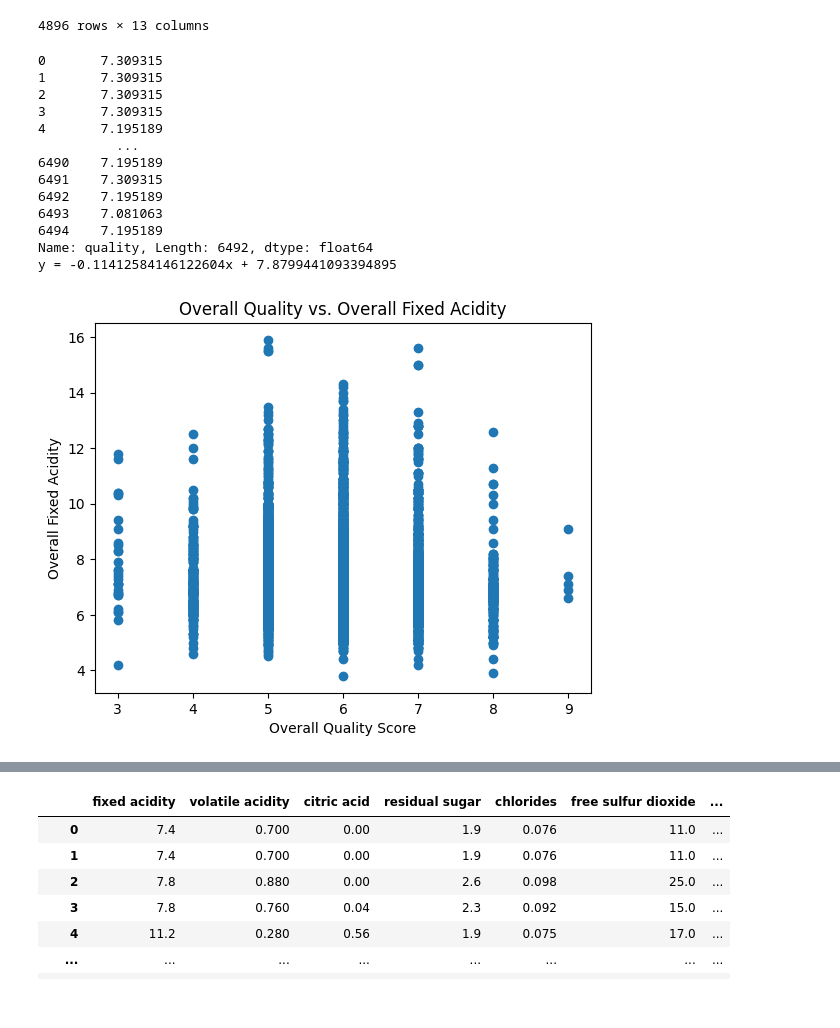
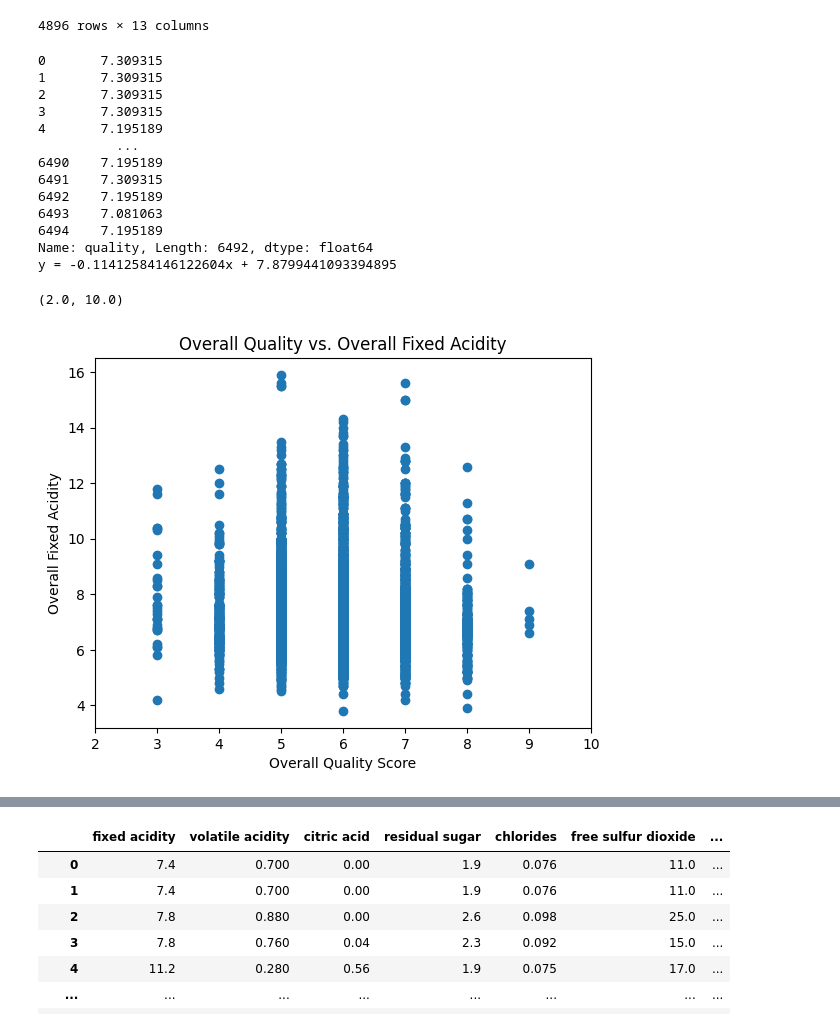
Before and after one commit to greg-labavitch/DA-Homework-1, a Jupyter notebook: wineanalysis.ipynb, the cells around one changed output, grey strips where cells are left out. Saved outputs shown, nothing was run; the diff lists cells and outputs as text; code cells hidden in the pictures.

```diff
--- a/wineanalysis.ipynb
+++ b/wineanalysis.ipynb
@@ -242,31 +242,33 @@ x_volatile_white = white_wines["volatile acidity"]
 # %%
 (slope, intercept, rvalue, pvalue, stderr) = st.linregress(quality_overall, x_fixed_overall)
 regress_values = quality_overall * slope + intercept
 print(regress_values)
 print(f"y = {slope}x + {intercept}")
 
 
 
 
 plt.scatter(quality_overall, x_fixed_overall)
 plt.title("Overall Quality vs. Overall Fixed Acidity")
 plt.xlabel("Overall Quality Score")
-plt.ylabel("Overall Fixed Acidity");
+plt.ylabel("Overall Fixed Acidity")
+plt.xlim(2,10)
 # %% [output]
 0       7.309315
 1       7.309315
 2       7.309315
 3       7.309315
 4       7.195189
           ...
 6490    7.195189
 6491    7.309315
 6492    7.195189
 6493    7.081063
 6494    7.195189
 Name: quality, Length: 6492, dtype: float64
 y = -0.11412584146122604x + 7.8799441093394895
+(2.0, 10.0)
-[figure, old version]
+[figure, new version]
 # %%
 plt.scatter(quality_overall, x_volatile_overall)
 plt.title("Overall Quality vs. Overall Volatile Acidity")
```
Also changed, not shown: parts of 5 cells of this notebook.
